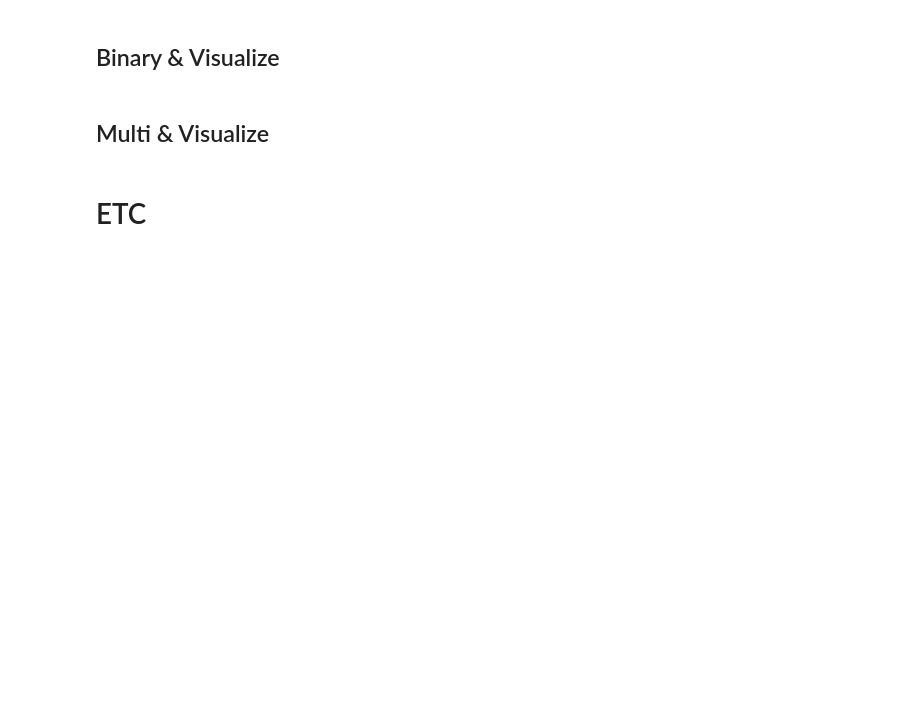
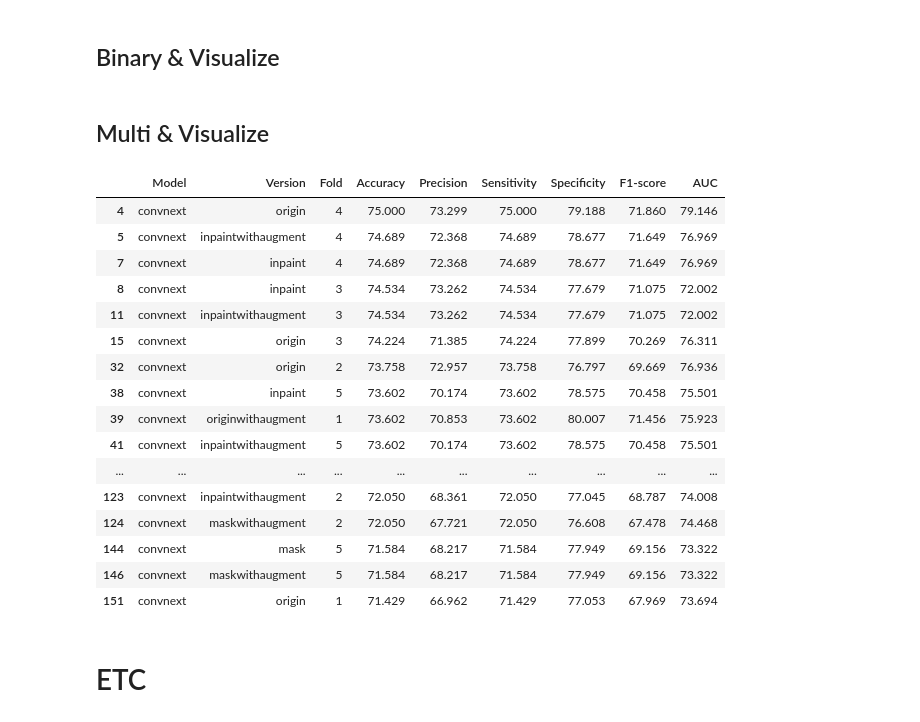
Before and after one commit to dablro12/OvarianCystNet, a Jupyter notebook: script/evaluation.ipynb, the cells around one changed output. Drawn from its saved outputs; the diff is of its cells as text; code cells hidden in the pictures; blank space fills up the shorter version.

```diff
--- a/script/evaluation.ipynb
+++ b/script/evaluation.ipynb
@@ -727,4 +745,35 @@ avg_metrics.to_csv('/mnt/hdd/octc/PCOS_experiment/multi_v2/all_metrics.csv', ind
 visualize_box_plot_with_p_value(df = all_metrics)
+# %%
+from glob import glob
+
+metrics = glob('/mnt/hdd/octc/PCOS_experiment/multi_v3/metrics/all_*.csv')
+
+# 모든 csv 파일을 읽어서 DataFrame으로 변환
+all_metrics = pd.concat([pd.read_csv(metric) for metric in metrics], ignore_index=True)
+all_metrics.sort_values(by='Sensitivity', ascending=False, inplace=True, ignore_index=True)
+all_metrics.to_csv('/mnt/hdd/octc/PCOS_experiment/multi_v3/metrics/all_overall_metrics.csv')
+# convenxt만 뽑기
+convnext_metrics = all_metrics[all_metrics['Model'] == 'convnext']
+
+convnext_metrics
+# %% [output]
+|  | Model | Version | Fold | Accuracy | Precision | Sensitivity | Specificity | F1-score | AUC |
+| 4 | convnext | origin | 4 | 75.000 | 73.299 | 75.000 | 79.188 | 71.860 | 79.146 |
+| 5 | convnext | inpaintwithaugment | 4 | 74.689 | 72.368 | 74.689 | 78.677 | 71.649 | 76.969 |
+| 7 | convnext | inpaint | 4 | 74.689 | 72.368 | 74.689 | 78.677 | 71.649 | 76.969 |
+| 8 | convnext | inpaint | 3 | 74.534 | 73.262 | 74.534 | 77.679 | 71.075 | 72.002 |
+| 11 | convnext | inpaintwithaugment | 3 | 74.534 | 73.262 | 74.534 | 77.679 | 71.075 | 72.002 |
+| 15 | convnext | origin | 3 | 74.224 | 71.385 | 74.224 | 77.899 | 70.269 | 76.311 |
+| 32 | convnext | origin | 2 | 73.758 | 72.957 | 73.758 | 76.797 | 69.669 | 76.936 |
+| 38 | convnext | inpaint | 5 | 73.602 | 70.174 | 73.602 | 78.575 | 70.458 | 75.501 |
+| 39 | convnext | originwithaugment | 1 | 73.602 | 70.853 | 73.602 | 80.007 | 71.456 | 75.923 |
+| 41 | convnext | inpaintwithaugment | 5 | 73.602 | 70.174 | 73.602 | 78.575 | 70.458 | 75.501 |
+| ... | ... | ... | ... | ... | ... | ... | ... | ... | ... |
+| 123 | convnext | inpaintwithaugment | 2 | 72.050 | 68.361 | 72.050 | 77.045 | 68.787 | 74.008 |
+| 124 | convnext | maskwithaugment | 2 | 72.050 | 67.721 | 72.050 | 76.608 | 67.478 | 74.468 |
+| 144 | convnext | mask | 5 | 71.584 | 68.217 | 71.584 | 77.949 | 69.156 | 73.322 |
+| 146 | convnext | maskwithaugment | 5 | 71.584 | 68.217 | 71.584 | 77.949 | 69.156 | 73.322 |
+| 151 | convnext | origin | 1 | 71.429 | 66.962 | 71.429 | 77.053 | 67.969 | 73.694 |
 # %% [markdown]
 #  ETC
 # %%
```
Also changed, not shown: parts of 8 cells of this notebook, 8 other files.
